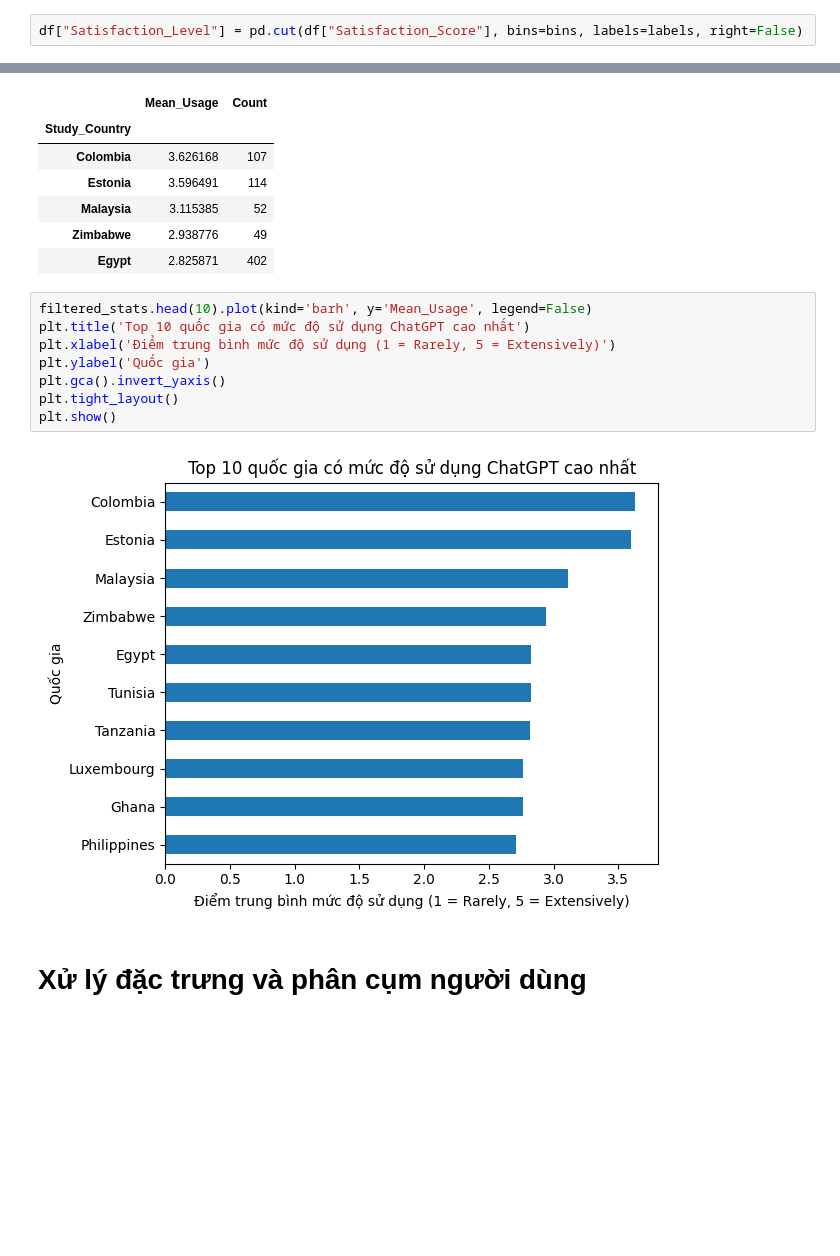
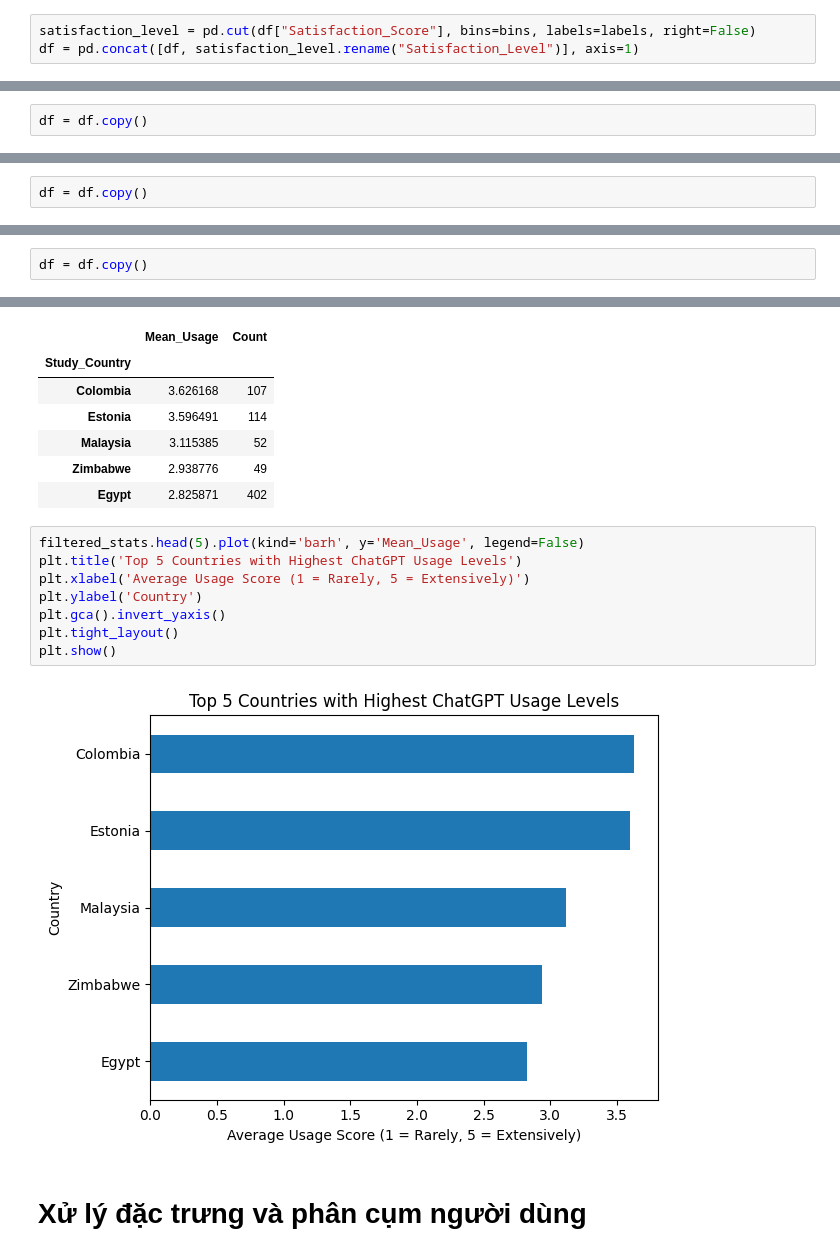
Before and after one commit to mnguyt25/quan-ly-thu-vien, a Jupyter notebook: Bai 50/project50.ipynb, the cells around one changed output, grey strips where cells are left out. Cells and saved outputs as stored; diff of their text form; blank space fills up the shorter version.

```diff
--- a/Bai 50/project50.ipynb
+++ b/Bai 50/project50.ipynb
@@ -9529,7 +9529,8 @@ Phân loại mức độ hài lòng theo các mốc Very low, Low, Neutral, High
 bins = [0, 2, 3, 3.5, 4.25, 5.01]
 labels = ["Very low", "Low", "Neutral", "High", "Very high"]
 # %%
-df["Satisfaction_Level"] = pd.cut(df["Satisfaction_Score"], bins=bins, labels=labels, right=False)
+satisfaction_level = pd.cut(df["Satisfaction_Score"], bins=bins, labels=labels, right=False)
+df = pd.concat([df, satisfaction_level.rename("Satisfaction_Level")], axis=1)
 # %%
 df
 # %% [output]
@@ -9550,6 +9551,8 @@ df
 # Thêm cột Birthday_Year chuyển đổi tuổi sang năm sinh và xoá cột Age
 # %% [markdown]
 Chuyển đổi tuổi sang năm sinh
+# %%
+df = df.copy()
 # %%
 current_year = datetime.now().year
 df['Birthday_Year'] = current_year - df['Age']
@@ -9575,6 +9578,8 @@ df.head(5)
 5 rows × 176 columns
 # %% [markdown]
 # Tạo cột phân ra các nhóm tuổi
+# %%
+df = df.copy()
 # %%
 df["Age_Group"] = pd.cut(
     x=(datetime.now().year - df["Birthday_Year"]),  # Tính tuổi trực tiếp
@@ -9864,6 +9868,8 @@ plt.show()
 # So sánh mức độ sử dụng ở các quốc gia và thống kê theo mức độ giảm dần
 # %% [markdown]
 Chuyển đổi dữ liệu từ chữ -> số
+# %%
+df = df.copy()
 # %%
 usage_mapping = {
     'Rarely': 1,
@@ -9910,15 +9916,15 @@ filtered_stats.head(5)
 | Zimbabwe | 2.938776 | 49 |
 | Egypt | 2.825871 | 402 |
 # %%
-filtered_stats.head(10).plot(kind='barh', y='Mean_Usage', legend=False)
-plt.title('Top 10 quốc gia có mức độ sử dụng ChatGPT cao nhất')
-plt.xlabel('Điểm trung bình mức độ sử dụng (1 = Rarely, 5 = Extensively)')
-plt.ylabel('Quốc gia')
+filtered_stats.head(5).plot(kind='barh', y='Mean_Usage', legend=False)
+plt.title('Top 5 Countries with Highest ChatGPT Usage Levels')
+plt.xlabel('Average Usage Score (1 = Rarely, 5 = Extensively)')
+plt.ylabel('Country')
 plt.gca().invert_yaxis()
 plt.tight_layout()
 plt.show()
 # %% [output]
-[figure, old version]
+[figure, new version]
 # %% [markdown]
 # Xử lý đặc trưng và phân cụm người dùng
 # %% [markdown]
```
Also changed, not shown: parts of 73 cells of this notebook, 2 other files.
